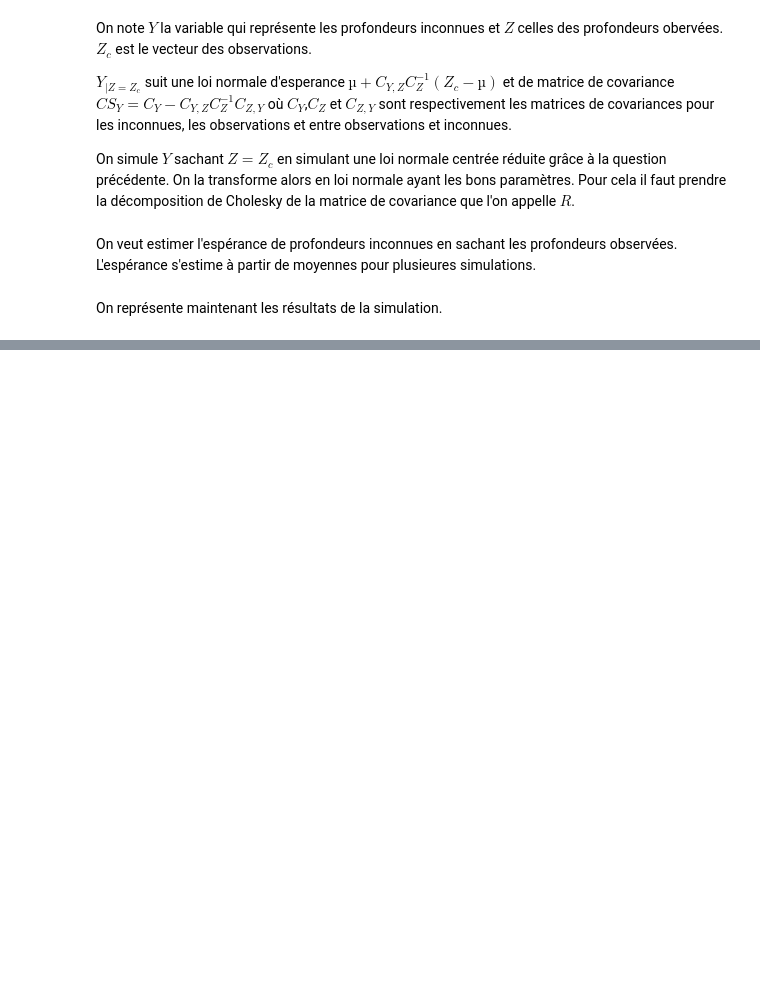
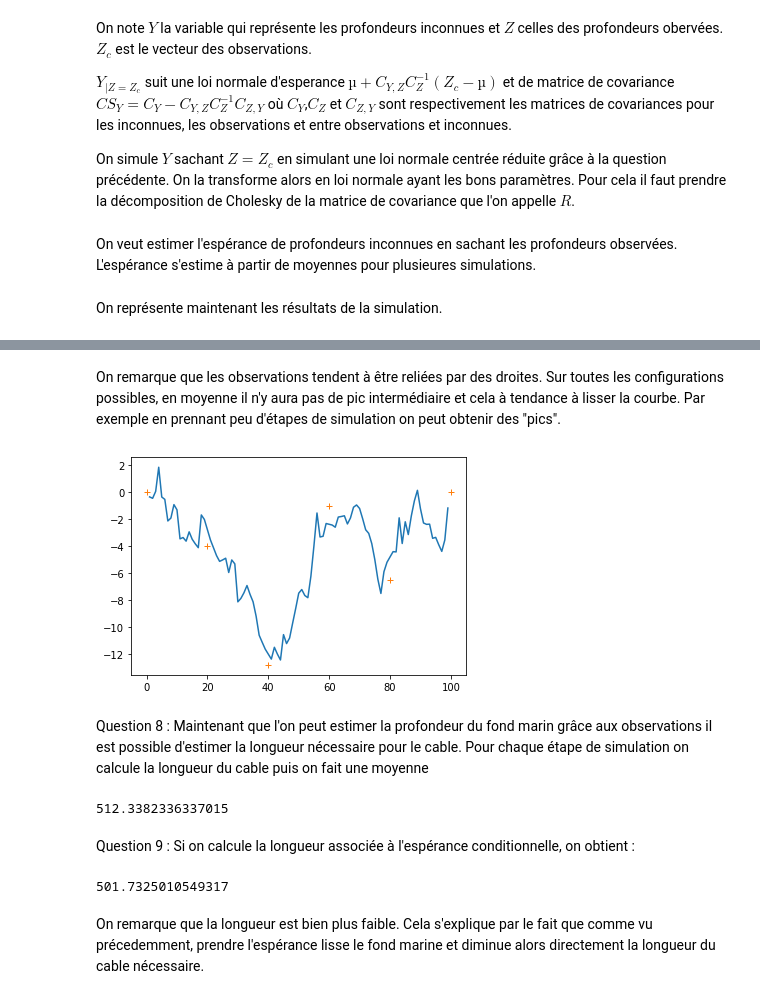
Before and after one commit to amondon/projet_numerique_III, a Jupyter notebook: notebook.ipynb, the cells around one changed output, grey strips where cells are left out. Drawn from its saved outputs; the diff is of its cells as text; code cells hidden in the pictures; blank space fills up the shorter version.

```diff
--- a/notebook.ipynb
+++ b/notebook.ipynb
@@ -99,0 +113,52 @@ affichage(100)
+# %% [markdown]
+On remarque que les observations tendent à être reliées par des droites. Sur toutes les configurations possibles, en moyenne il n'y aura pas de pic intermédiaire et cela à tendance à lisser la courbe.
+Par exemple en prennant peu d'étapes de simulation on peut obtenir des "pics".
+# %%
+affichage_mixte()
+# %% [output]
+[figure, added]
+# %% [markdown]
+Question 8 : Maintenant que l'on peut estimer la profondeur du fond marin grâce aux observations il est possible d'estimer la longueur nécessaire pour le cable. Pour chaque étape de simulation on calcule la longueur du cable puis on fait une moyenne
+# %%
+def longueur(m):
+    S=0
+
+    for k in range(m):
+        #on créé une liste contenant toutes les profondeurs (observées et simulées)
+        profondeur=list(var())
+        j=0
+        for i in observation_indexes:
+            profondeur.insert(i,depth[j])
+            j+=1
+
+        s=0
+        for i in range(len(profondeur)-1):
+            s+=math.sqrt((profondeur[i+1]-profondeur[i])**2+Delta**2)
+
+        S+=s
+
+    return S/m
+
+longueur(100)
+# %% [output]
+512.3382336337015
+# %% [markdown]
+Question 9 : Si on calcule la longueur associée à l'espérance conditionnelle, on obtient :
+# %%
+def longueur_condi(m):
+    profondeur=list(esperance(m))
+    j=0
+    for i in observation_indexes:
+        profondeur.insert(i,depth[j])
+        j+=1
+
+    s=0
+    for i in range(len(profondeur)-1):
+        s+=math.sqrt((profondeur[i+1]-profondeur[i])**2+Delta**2)
+    return s
+
+longueur_condi(100)
+# %% [output]
+501.7325010549317
+# %% [markdown]
+On remarque que la longueur est bien plus faible. Cela s'explique par le fait que comme vu précedemment, prendre l'espérance lisse le fond marine et diminue alors directement la longueur du cable nécessaire.
```
Also changed, not shown: parts of 6 cells of this notebook.
